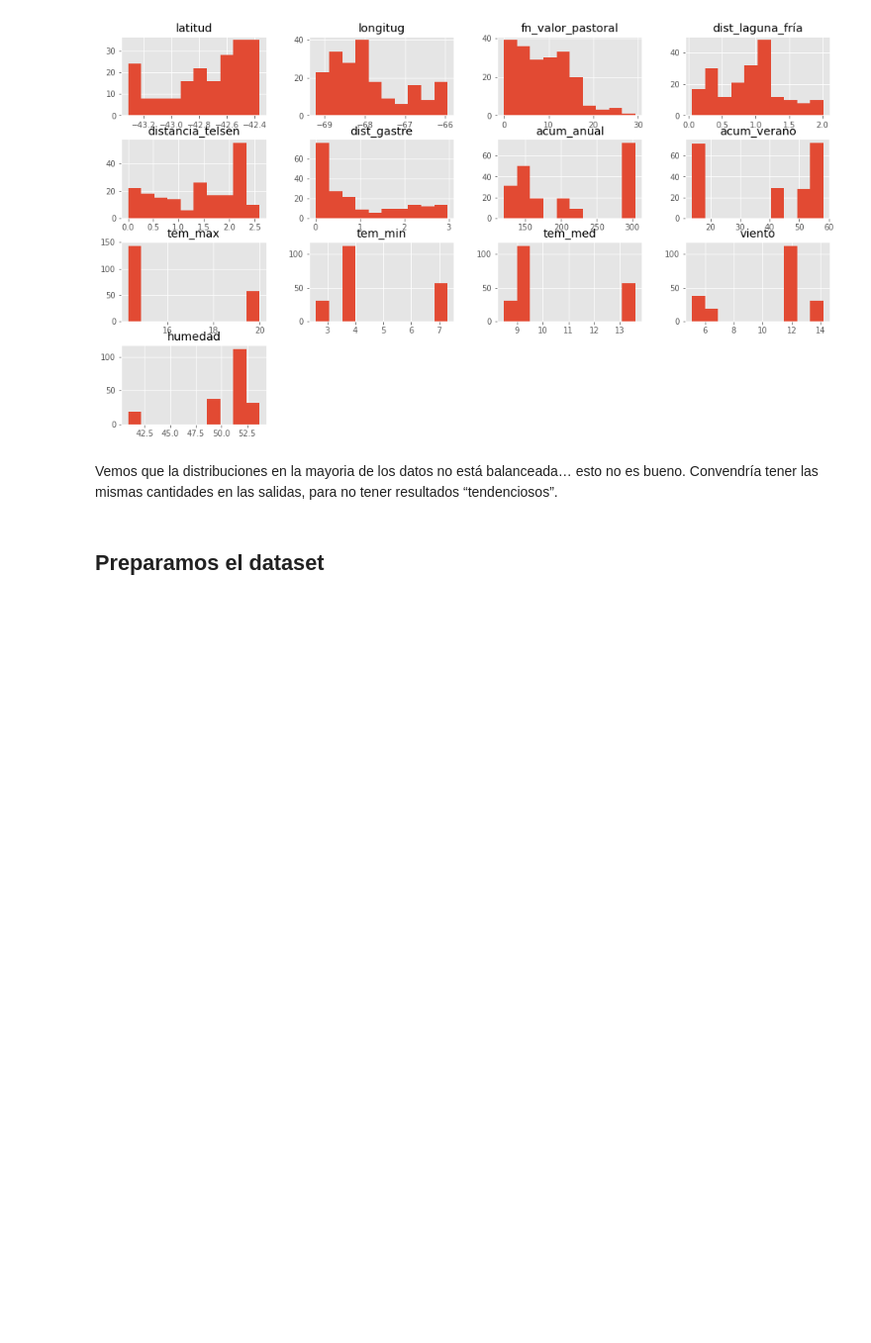
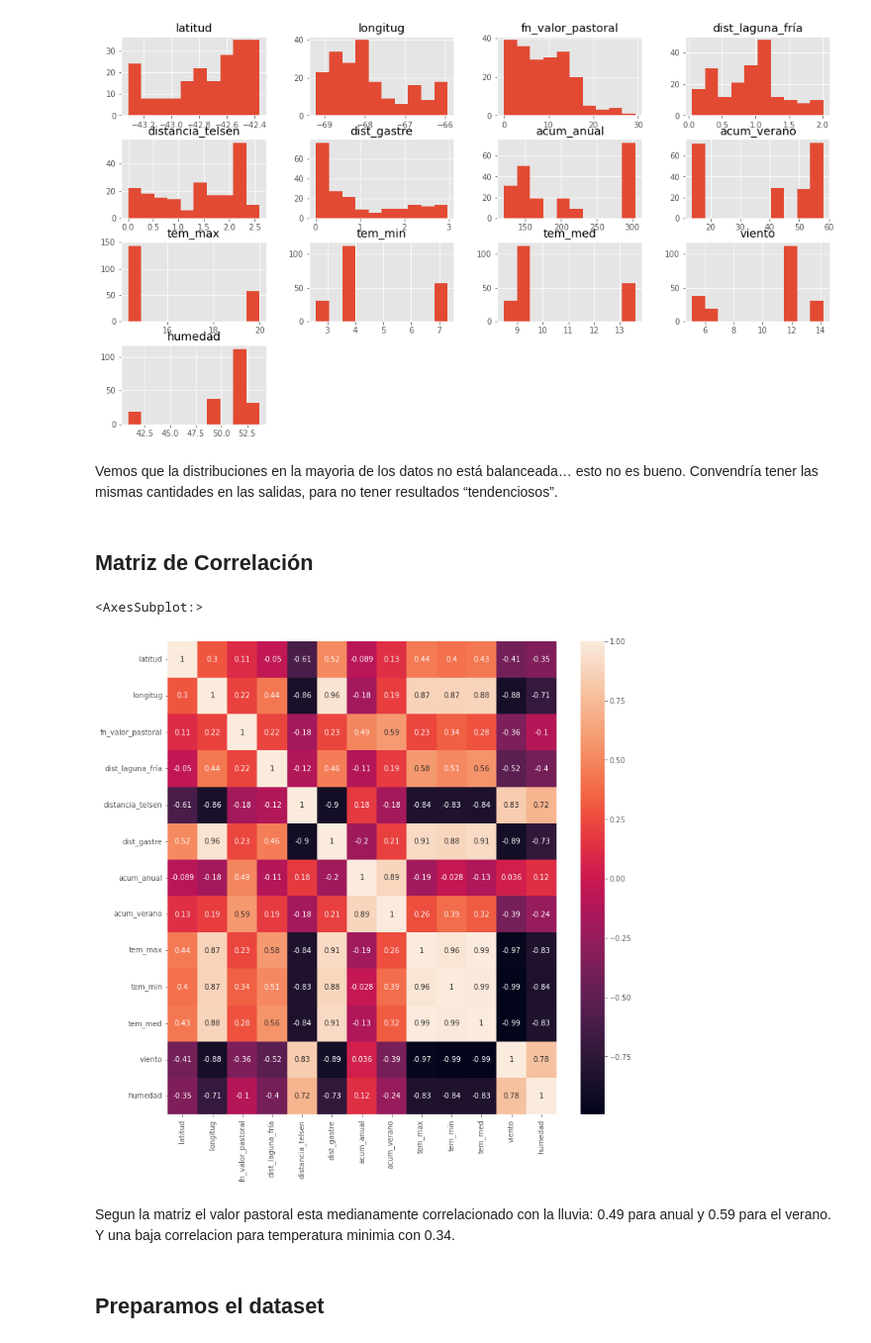
Before and after one commit to LucilaAllende/datos-tesina-2021, a Jupyter notebook: Cuadernos Jupyter/Forraje/Análisis Forraje KNN.ipynb, the cells around one changed output. Shown at 99% size. Saved outputs shown, nothing was run; the diff lists cells and outputs as text; code cells hidden in the pictures; blank space fills up the shorter version.

```diff
--- a/Cuadernos Jupyter/Forraje/Análisis Forraje KNN.ipynb
+++ b/Cuadernos Jupyter/Forraje/Análisis Forraje KNN.ipynb
@@ -71,6 +73,17 @@ plt.show()
 [figure]
 # %% [markdown]
 Vemos que la distribuciones en la mayoria de los datos no está balanceada… esto no es bueno. Convendría tener las mismas cantidades en las salidas, para no tener resultados “tendenciosos”.
+# %% [markdown]
+## Matriz de Correlación
+# %%
+correlation_mat = dataframe.corr()
+fig, ax = plt.subplots(figsize = (12, 12))
+sns.heatmap(correlation_mat, annot = True, ax = ax)
+# %% [output]
+<AxesSubplot:>
+[figure, added]
+# %% [markdown]
+Segun la matriz el valor pastoral esta medianamente correlacionado con la lluvia: 0.49 para anual y 0.59 para el verano. Y una baja correlacion para temperatura minimia con 0.34.
 # %% [markdown]
 ## Preparamos el dataset
 # %% [markdown]
```
Also changed, not shown: parts of 26 cells of this notebook.
